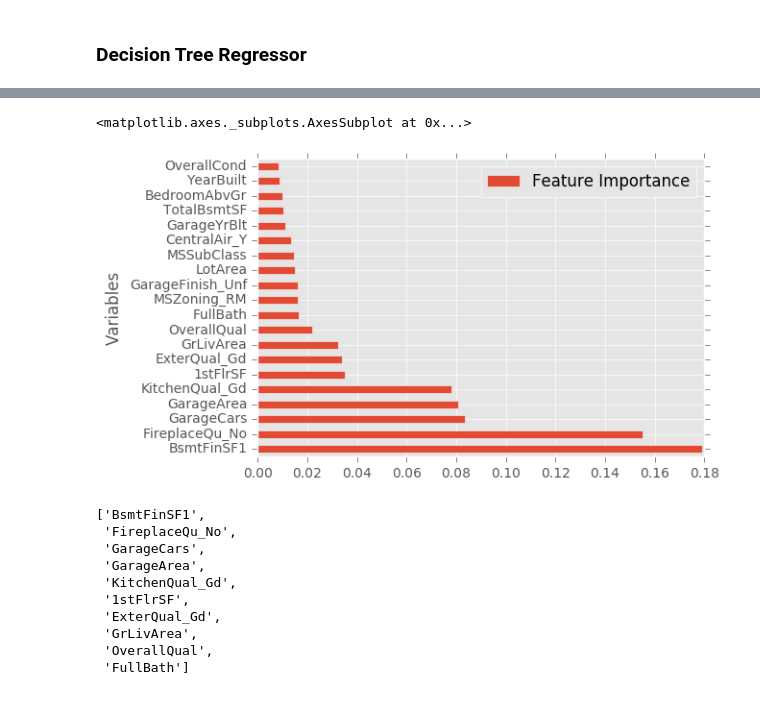
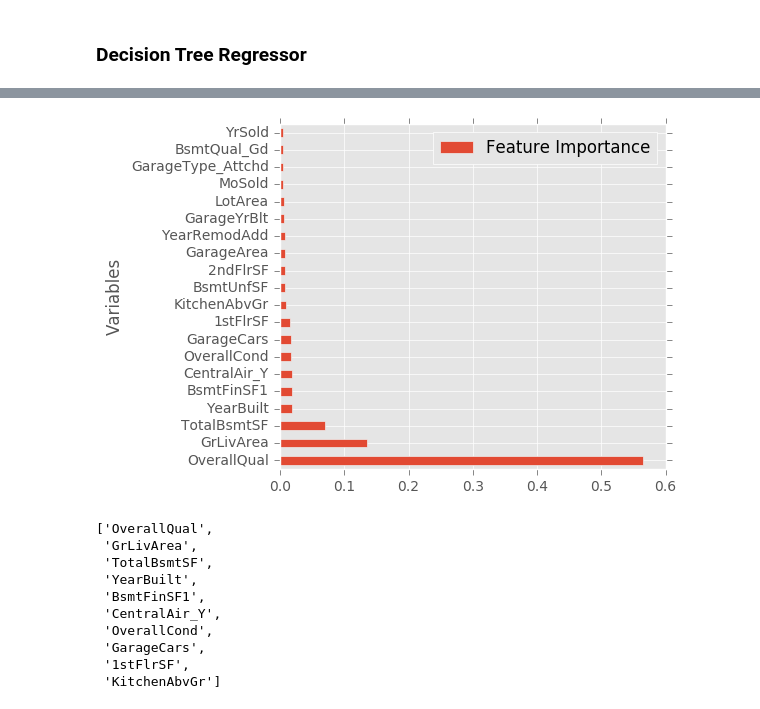
Before and after one commit to verali0816/141C_kaggle, a Jupyter notebook: Model fitting Alice.ipynb, the cells around one changed output, grey strips where cells are left out. Saved outputs shown, nothing was run; the diff lists cells and outputs as text; code cells hidden in the pictures.

```diff
--- a/Model fitting Alice.ipynb
+++ b/Model fitting Alice.ipynb
@@ -166,0 +190,5 @@ min(dict(zip(alphas,LOOr)).items(), key=lambda x: x[1])
+# %%
+parameters = {"l1_ratio" : [0.1,0.25,0.5,0.75],"alpha" : alphas}
+ela_model = GridSearchCV(ElasticNet(),parameters, cv = 5)
+ela_model.fit(X,y)
+ela_model.best_estimator_
@@ -166,0 +203,5 @@ min(dict(zip(alphas,LOOr)).items(), key=lambda x: x[1])
+# %%
+parameters = {"l1_ratio" : [0.1,0.25,0.5,0.75],"alpha" : alphas}
+ela_model = GridSearchCV(ElasticNet(),parameters, cv = 5)
+ela_model.fit(variable_chosen,y)
+ela_model.best_estimator_
@@ -171,5 +233,4 @@ from sklearn.tree import DecisionTreeRegressor
 # %%
-loo = LeaveOneOut()
-regressor = DecisionTreeRegressor(random_state=0, max_features = 20)
-cross_val_score(regressor, X, y, cv=loo,scoring='neg_mean_squared_error')
+DTregressor = DecisionTreeRegressor(random_state=0, max_depth = 20)
+DTregressor.fit(X,y)
 # %% [output]
@@ -186,5 +256,5 @@ np.mean(-cross_val_score(regressor, X, y, cv=loo,scoring='neg_mean_squared_error
 # %%
-feature_importance = dict(zip(X_df.columns,regressor.feature_importances_))
+feature_importance = dict(zip(X_df.columns,DTregressor.feature_importances_))
 # %%
 import operator
 rank_importance = pd.DataFrame(sorted(feature_importance.iteritems(), key=operator.itemgetter(1), reverse=True)[:20])
@@ -193,19 +271,20 @@ rank_importance= rank_importance.rename(columns = {0:"Variables",1:"Feature Impo
 # %%
 rank_importance.plot.barh(x = "Variables")
+plt.tight_layout()
+plt.savefig("Feature_importance_DT.png")
 # %% [output]
-<matplotlib.axes._subplots.AxesSubplot at 0x...>
-[figure, old version]
+[figure, new version]
 # %%
-rank_importance.sort_values(by = 1,ascending = False).head(10).loc[:,0].tolist()
+rank_importance.sort_values(by = "Feature Importance", ascending = False).head(10).iloc[:,0].tolist()
 # %% [output]
-['BsmtFinSF1',
- 'FireplaceQu_No',
+['OverallQual',
+ 'GrLivArea',
+ 'TotalBsmtSF',
+ 'YearBuilt',
+ 'BsmtFinSF1',
+ 'CentralAir_Y',
+ 'OverallCond',
  'GarageCars',
- 'GarageArea',
- 'KitchenQual_Gd',
  '1stFlrSF',
- 'ExterQual_Gd',
- 'GrLivArea',
- 'OverallQual',
- 'FullBath']
+ 'KitchenAbvGr']
 # %%
```
Also changed, not shown: parts of 23 cells of this notebook, 3 other files.
